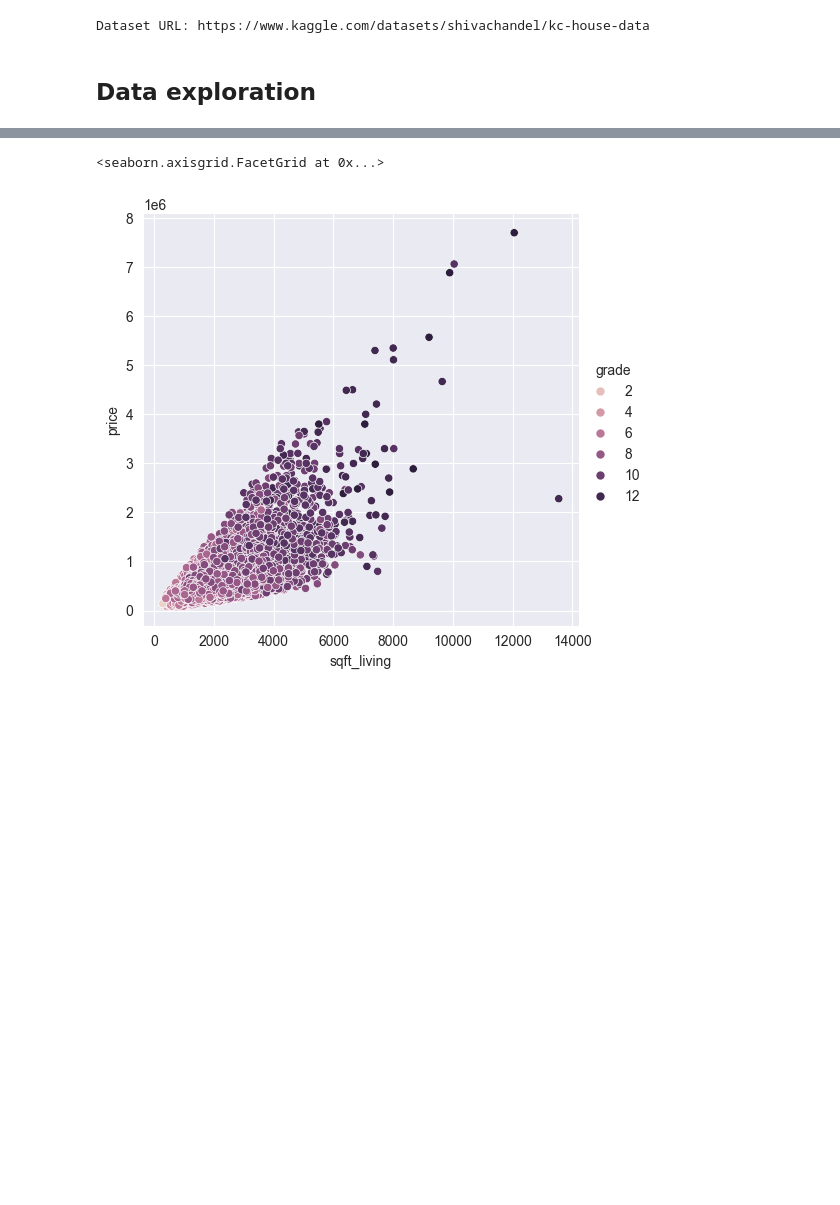
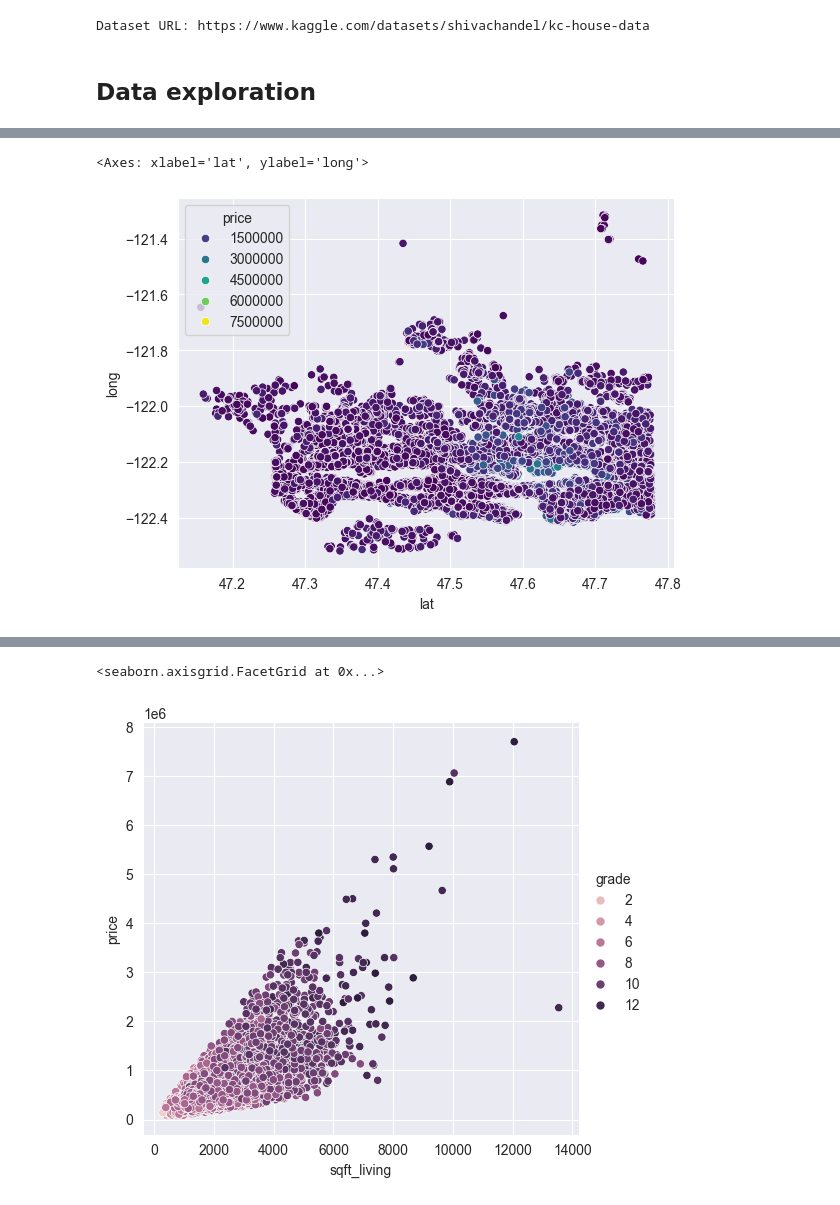
Before and after one commit to yasuomaidana/Data-Analysis, a Jupyter notebook: regression-analysis/polynomial-regression/Multiple Linear Regression.ipynb, the cells around one changed output, grey strips where cells are left out. Drawn from its saved outputs; the diff is of its cells as text; code cells hidden in the pictures; blank space fills up the shorter version.

```diff
--- a/regression-analysis/polynomial-regression/Multiple Linear Regression.ipynb
+++ b/regression-analysis/polynomial-regression/Multiple Linear Regression.ipynb
@@ -86,0 +96,5 @@ df = df.with_columns(
+# %%
+sns.scatterplot(data=df.to_pandas(), x="lat", y="long", hue="price", palette="viridis", alpha=1)
+# %% [output]
+<Axes: xlabel='lat', ylabel='long'>
+[figure, added]
```
Also changed, not shown: parts of 19 cells of this notebook.
